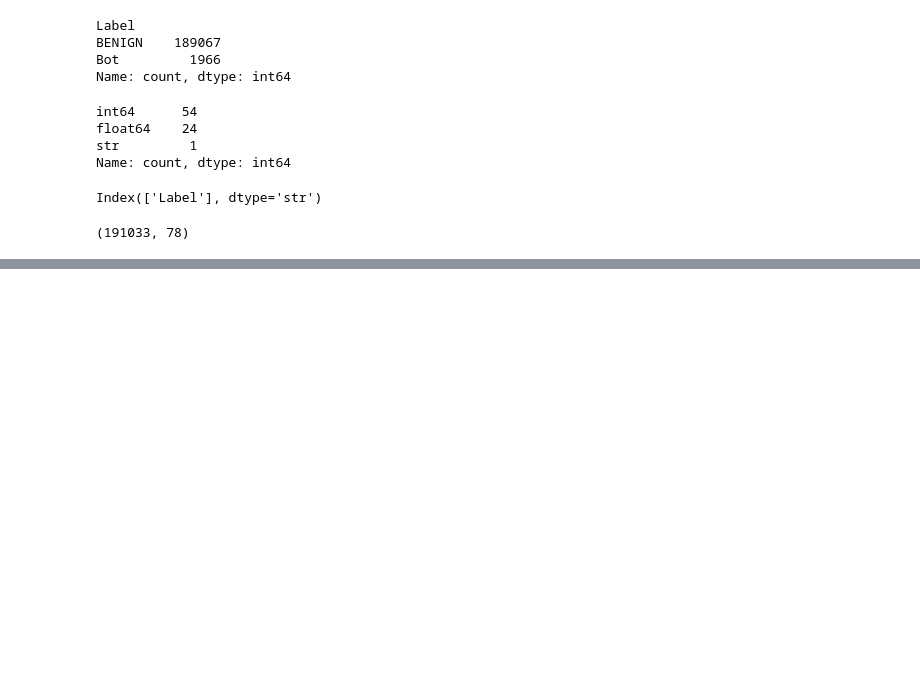
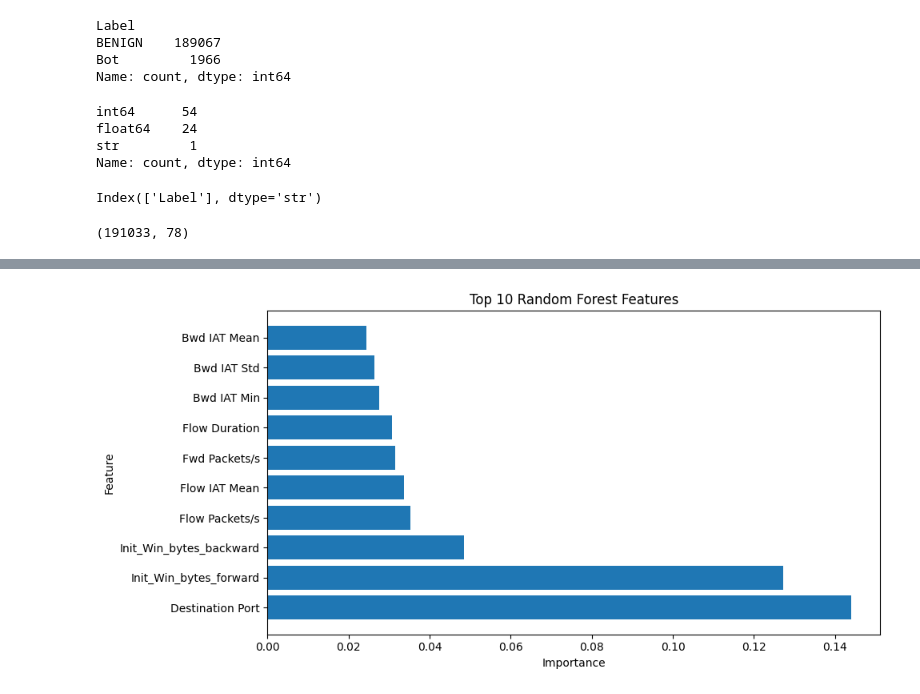
Before and after one commit to AdyashaNayak16/Intelligent-NIDS, a Jupyter notebook: data/cicids2017_analysis.ipynb, the cells around one changed output, grey strips where cells are left out. Drawn from its saved outputs; the diff is of its cells as text; code cells hidden in the pictures; blank space fills up the shorter version.

```diff
--- a/data/cicids2017_analysis.ipynb
+++ b/data/cicids2017_analysis.ipynb
@@ -52,0 +169,13 @@ x.shape
+# %%
+from sklearn.model_selection import train_test_split
+
+X_train, X_test, y_train, y_test = train_test_split(
+    x_scaled,
+    y_enc,
+    test_size=0.2,
+    random_state=42,
+    stratify=y_enc
+)
+
+print(X_train.shape)
+print(X_test.shape)
@@ -52,0 +185,10 @@ x.shape
+# %%
+from sklearn.ensemble import RandomForestClassifier
+
+rf = RandomForestClassifier(
+    n_estimators=100,
+    random_state=42,
+    n_jobs=-1
+)
+
+rf.fit(X_train, y_train)
@@ -52,0 +223,7 @@ x.shape
+# %%
+impo_df=pd.DataFrame({
+    "feature":x_clean.columns,
+    "importance":rf.feature_importances_
+})
+impo_df=impo_df.sort_values(by="importance",ascending=False)
+impo_df.head(15)
@@ -52,0 +247,17 @@ x.shape
+# %%
+import matplotlib.pyplot as plt
+
+top10 = impo_df.head(10)
+
+plt.figure(figsize=(10,5))
+plt.barh(
+    top10["feature"],
+    top10["importance"]
+)
+plt.xlabel("Importance")
+plt.ylabel("Feature")
+plt.title("Top 10 Random Forest Features")
+plt.tight_layout()
+plt.show()
+# %% [output]
+[figure, added]
```
Also changed, not shown: parts of 18 cells of this notebook.
